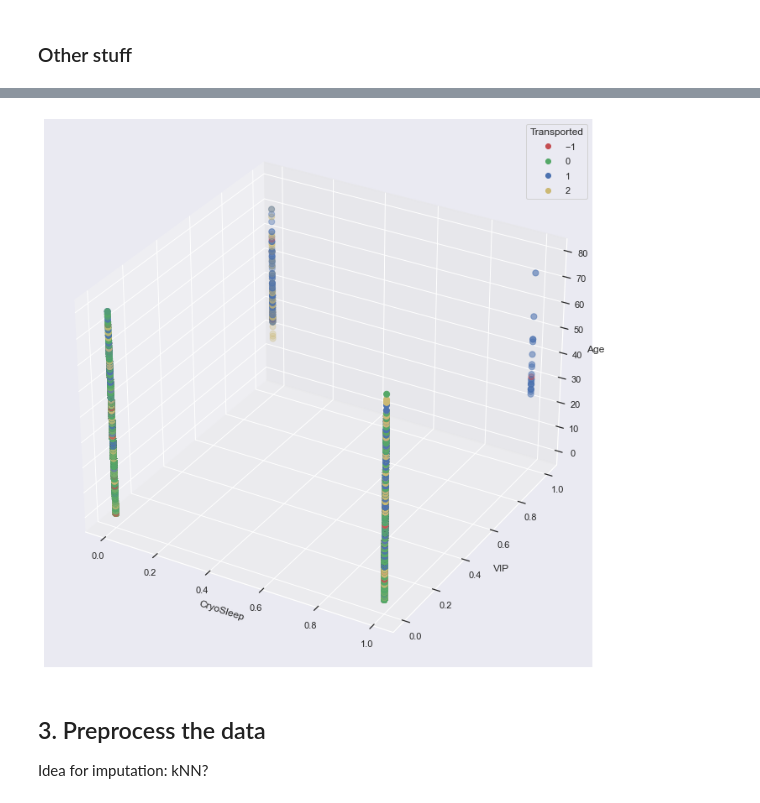
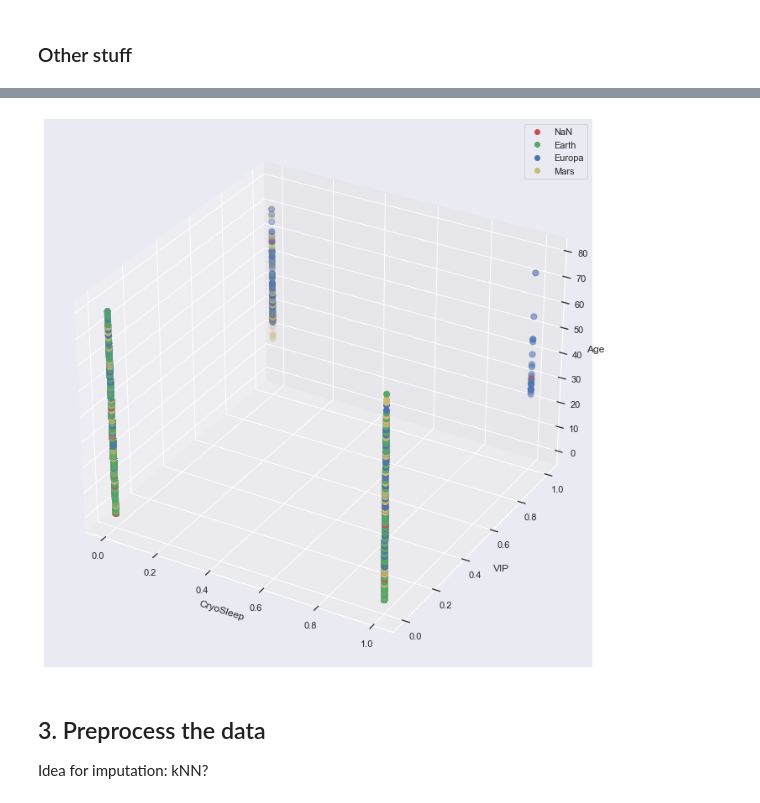
Before and after one commit to PatrickSVM/Spaceship-Titanic-Kaggle-Challenge, a Jupyter notebook: Spaceship_Titanic.ipynb, the cells around one changed output, grey strips where cells are left out. Saved outputs shown, nothing was run; the diff lists cells and outputs as text; code cells hidden in the pictures.

```diff
--- a/Spaceship_Titanic.ipynb
+++ b/Spaceship_Titanic.ipynb
@@ -651,29 +667,30 @@ scatt = sns.scatterplot(x=np.log(train.Spa+1), y=train.Age, hue=train.Transporte
 # %%
 from matplotlib.colors import LinearSegmentedColormap
-# sns.set(style = "darkgrid")
+sns.set(style = "darkgrid")
 try_it = train
 # plt.style.use('default')
 # plt.rcParams['figure.figsize'] = [6.4, 4.8]
 fig = plt.figure(figsize=(16, 12))
 ax = fig.add_subplot(111, projection='3d')
 
 # Create own color mapping
 cmap = LinearSegmentedColormap.from_list("My-own", ["r", "g", "b", "y"], N=4)
 
 sc = ax.scatter(try_it.CryoSleep, try_it.VIP, try_it.Age, c=try_it.HomePlanet.astype("category").cat.codes, cmap=cmap, s=50)
 ax.set_xlabel("CryoSleep")
 ax.set_ylabel("VIP")
 ax.set_zlabel("Age")
-ax.legend(*sc.legend_elements(), title="Transported")
+ax.legend(sc.legend_elements()[0], handles=sc.legend_elements()[0], labels=["NaN", 'Earth', 'Europa', 'Mars'])
+#ax.legend(*sc.legend_elements(), title="Transported")
 # If not categorical variable
 # handles=sc.legend_elements()[0], labels=["NaN", 'Earth', 'Europa', 'Mars']
 plt.show()
 # Reset default matplotlib settings:
 # plt.style.use('default')
 # plt.rcParams['figure.figsize'] = [6.4, 4.8]
 # C0 is blue, C1 ...
 # %% [output]
-[figure, old version]
+[figure, new version]
 # %% [markdown]
 ## 3. Preprocess the data
 
```
Also changed, not shown: parts of 15 cells of this notebook.
